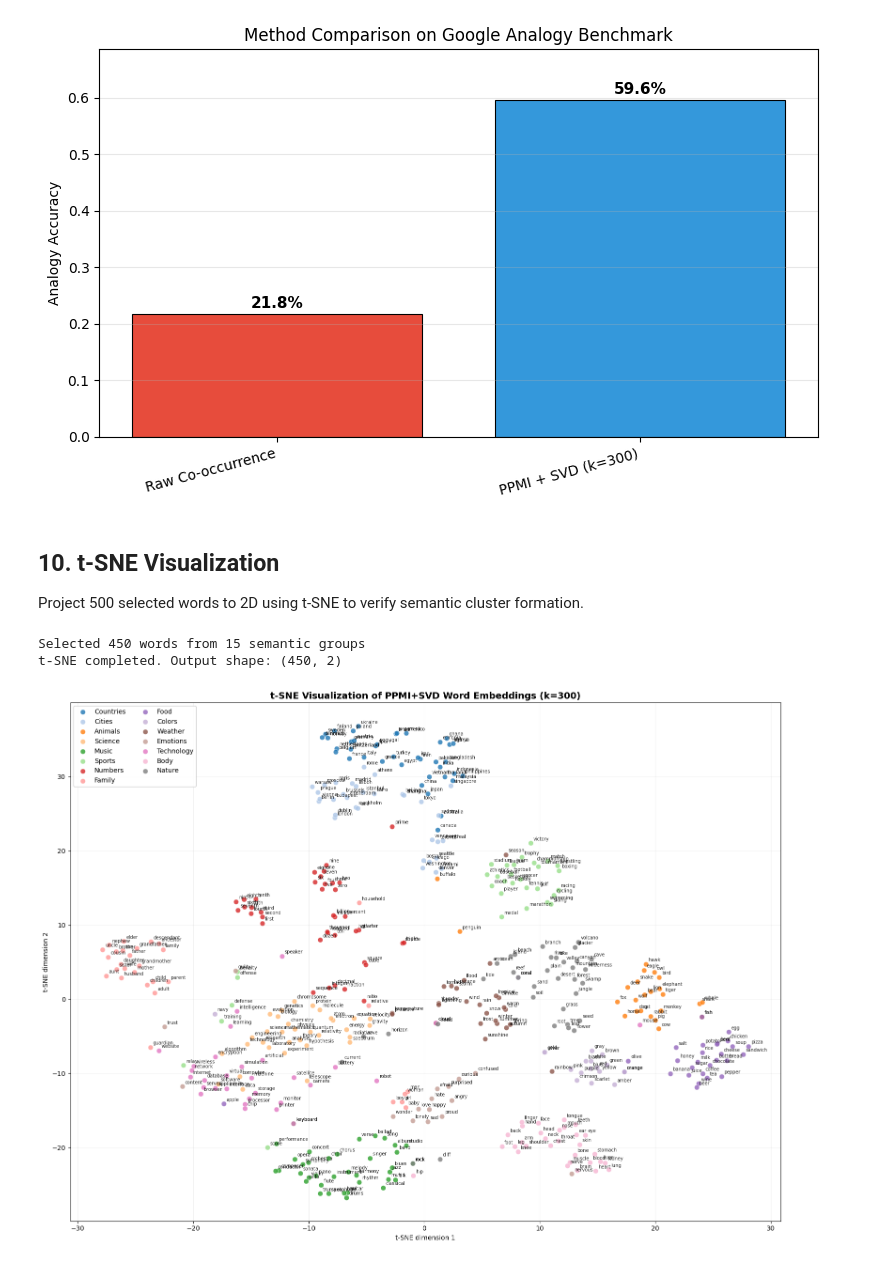
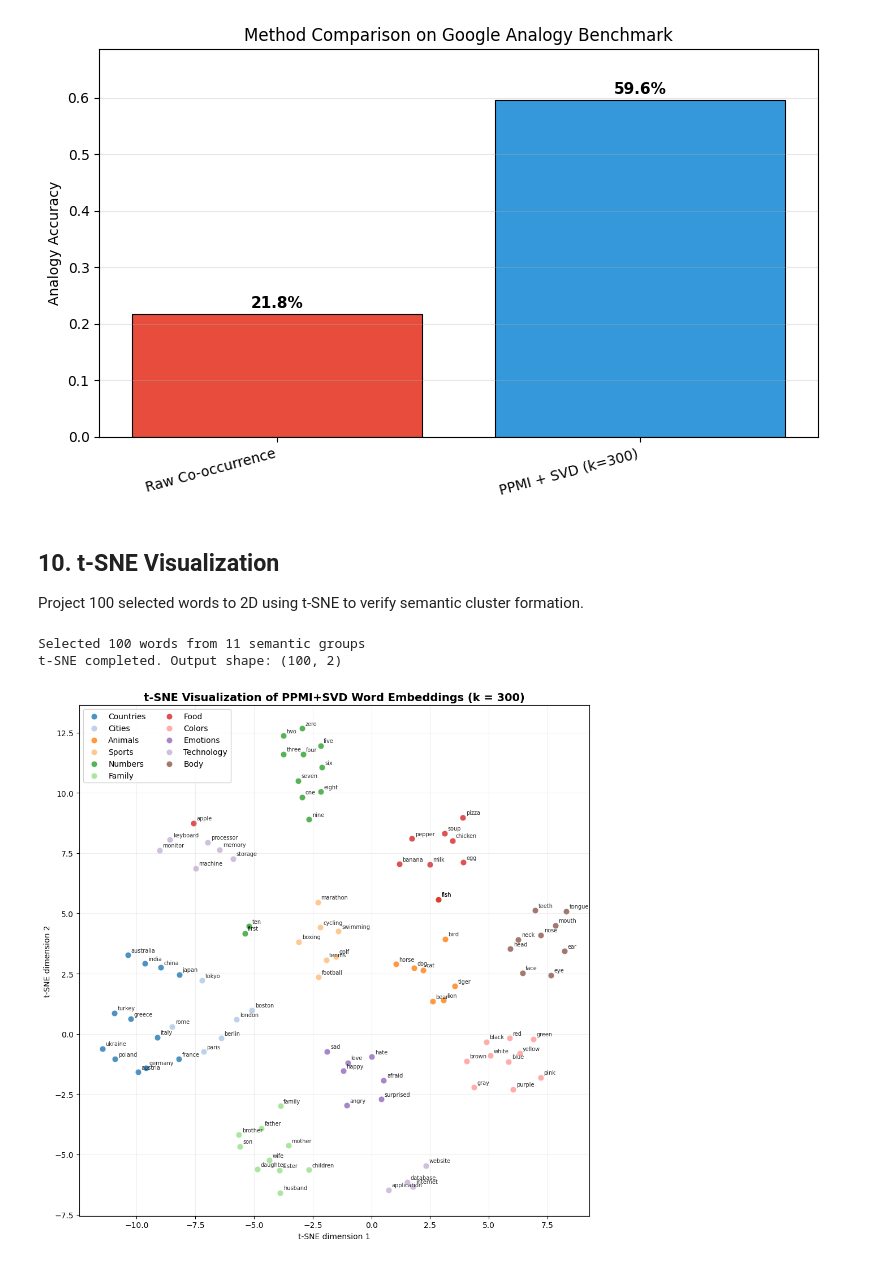
Before and after one commit to MariiaHamanuk/LaProject, a Jupyter notebook: notebooks/word_embeddings.ipynb, the cells around one changed output. Saved outputs shown, nothing was run; the diff lists cells and outputs as text; code cells hidden in the pictures.

Commit message:
fixed visualization now 100 samples

```diff
--- a/notebooks/word_embeddings.ipynb
+++ b/notebooks/word_embeddings.ipynb
@@ -483,26 +483,22 @@ Download from: https://drive.google.com/file/d/0B7XkCwpI5KDYNlNUTTlSS21pQmM
 [figure]
 # %% [markdown]
 ## 10. t-SNE Visualization
-Project 500 selected words to 2D using t-SNE to verify semantic cluster formation.
+Project 100 selected words to 2D using t-SNE to verify semantic cluster formation.
 # %%
 
 
 semantic_groups = {
-    "Countries": ["france", "germany", "italy", "spain", "china", "japan", "india", "brazil", "canada", "australia", "mexico", "egypt", "sweden", "norway", "poland", "greece", "turkey", "austria", "portugal", "argentina", "nigeria", "kenya", "ethiopia", "ghana", "iran", "iraq", "pakistan", "bangladesh", "vietnam", "thailand", "indonesia", "malaysia", "philippines", "ukraine", "netherlands", "belgium", "switzerland", "denmark", "finland"],
-    "Cities": ["london", "paris", "berlin", "rome", "moscow", "tokyo", "beijing", "washington", "chicago", "boston", "sydney", "madrid", "dublin", "amsterdam", "vienna", "prague", "cairo", "stockholm", "oslo", "warsaw", "istanbul", "dubai", "singapore", "bangkok", "mumbai", "toronto", "montreal", "vancouver", "nairobi", "lagos", "seoul", "shanghai", "lisbon", "budapest", "athens", "brussels", "zurich", "denver", "miami", "seattle"],
-    "Animals": ["dog", "cat", "horse", "bird", "fish", "bear", "lion", "tiger", "wolf", "deer", "eagle", "shark", "whale", "snake", "monkey", "rabbit", "elephant", "fox", "cow", "pig", "leopard", "cheetah", "giraffe", "zebra", "penguin", "dolphin", "crocodile", "gorilla", "chimpanzee", "parrot", "owl", "hawk", "flamingo", "buffalo", "rhinoceros", "hippopotamus", "camel", "kangaroo", "koala", "panda"],
-    "Science": ["science", "physics", "chemistry", "biology", "mathematics", "computer", "engineering", "technology", "research", "theory", "experiment", "analysis", "data", "energy", "electron", "atom", "molecule", "equation", "algorithm", "software", "hypothesis", "laboratory", "microscope", "telescope", "quantum", "relativity", "evolution", "genetics", "ecosystem", "gravity", "radiation", "spectrum", "magnetism", "velocity", "photon", "neuron", "protein", "chromosome", "catalyst", "thermodynamics"],
-    "Music": ["music", "song", "album", "band", "guitar", "piano", "jazz", "rock", "classical", "orchestra", "concert", "singer", "composer", "symphony", "melody", "rhythm", "opera", "choir", "folk", "blues", "violin", "cello", "trumpet", "saxophone", "drums", "bass", "keyboard", "conductor", "harmonica", "flute", "sonata", "ballad", "chorus", "verse", "tempo", "harmony", "instrument", "studio", "performance", "playlist"],
-    "Sports": ["football", "basketball", "baseball", "soccer", "tennis", "golf", "hockey", "swimming", "boxing", "racing", "championship", "league", "coach", "player", "team", "score", "match", "victory", "stadium", "tournament", "volleyball", "cycling", "rowing", "skiing", "wrestling", "athletics", "marathon", "triathlon", "gymnastics", "archery", "referee", "penalty", "defense", "offense", "trophy", "medal", "training", "fitness", "sprint", "relay"],
-    "Numbers": ["zero", "one", "two", "three", "four", "five", "six", "seven", "eight", "nine", "ten", "hundred", "thousand", "million", "billion", "first", "second", "third", "fourth", "fifth", "sixth", "seventh", "eighth", "ninth", "tenth", "dozen", "quarter", "half", "double", "triple", "quadruple", "percent", "fraction", "decimal", "integer", "prime", "square", "cube", "ratio", "sequence"],
-    "Family": ["father", "mother", "son", "daughter", "brother", "sister", "husband", "wife", "uncle", "aunt", "grandfather", "grandmother", "boy", "girl", "man", "woman", "child", "children", "baby", "family", "cousin", "nephew", "niece", "stepfather", "stepmother", "godfather", "godmother", "sibling", "spouse", "parent", "grandchild", "toddler", "teenager", "adult", "elder", "guardian", "ancestor", "descendant", "relative", "household"],
-    "Food": ["bread", "rice", "pasta", "soup", "salad", "pizza", "burger", "sandwich", "cheese", "butter", "milk", "egg", "sugar", "salt", "pepper", "chicken", "beef", "pork", "fish", "shrimp", "tomato", "potato", "onion", "garlic", "carrot", "apple", "banana", "orange", "strawberry", "chocolate", "coffee", "tea", "juice", "wine", "beer", "cake", "cookie", "ice cream", "honey", "olive"],
-    "Colors": ["red", "blue", "green", "yellow", "orange", "purple", "pink", "brown", "black", "white", "gray", "silver", "gold", "turquoise", "indigo", "violet", "magenta", "cyan", "beige", "crimson", "scarlet", "emerald", "sapphire", "amber", "ivory", "maroon", "navy", "teal", "lavender", "coral"],
-    "Weather": ["rain", "snow", "wind", "storm", "cloud", "sunshine", "thunder", "lightning", "fog", "hail", "rainbow", "hurricane", "tornado", "drought", "flood", "frost", "blizzard", "temperature", "humidity", "pressure", "forecast", "climate", "season", "spring", "summer", "autumn", "winter", "sunny", "cloudy", "overcast", "breeze", "gale", "heatwave", "cold", "warm", "tropical", "arctic", "monsoon", "typhoon", "sandstorm"],
-    "Emotions": ["happy", "sad", "angry", "afraid", "surprised", "disgusted", "anxious", "excited", "bored", "lonely", "proud", "jealous", "grateful", "hopeful", "confused", "ashamed", "content", "curious", "frustrated", "nervous", "joyful", "melancholy", "nostalgic", "embarrassed", "confident", "guilty", "enthusiastic", "depressed", "calm", "irritated", "love", "hate", "grief", "wonder", "awe", "compassion", "envy", "trust", "disgust", "anticipation"],
-    "Technology": ["internet", "website", "application", "database", "network", "server", "browser", "password", "encryption", "artificial", "intelligence", "machine", "learning", "blockchain", "cloud", "streaming", "processor", "memory", "storage", "interface", "keyboard", "monitor", "mouse", "printer", "camera", "microphone", "speaker", "battery", "wireless", "bluetooth", "satellite", "robot", "automation", "cybersecurity", "virtual", "augmented", "simulation", "sensor", "drone", "chip"],
-    "Body": ["head", "face", "eye", "ear", "nose", "mouth", "teeth", "tongue", "neck", "shoulder", "arm", "elbow", "wrist", "hand", "finger", "chest", "heart", "lung", "stomach", "back", "hip", "leg", "knee", "ankle", "foot", "toe", "brain", "bone", "muscle", "skin", "blood", "nerve", "liver", "kidney", "spine", "throat", "jaw", "forehead", "cheek", "heel"],
-    "Nature": ["mountain", "river", "ocean", "forest", "desert", "valley", "island", "volcano", "glacier", "waterfall", "canyon", "beach", "jungle", "meadow", "lake", "cave", "cliff", "reef", "swamp", "plain", "soil", "rock", "sand", "grass", "flower", "tree", "leaf", "seed", "root", "branch", "moss", "fern", "seaweed", "coral", "cloud", "wave", "tide", "current", "horizon", "wilderness"],
+    "Countries": ["france", "germany", "italy", "china", "japan", "india", "australia", "poland", "greece", "turkey", "austria", "ukraine"],
+    "Cities": ["kyiv", "london", "paris", "berlin", "rome", "tokyo", "boston"],
+    "Animals": ["dog", "cat", "horse", "bird", "fish", "bear", "lion", "tiger"],
+    "Sports": ["football", "tennis", "golf", "swimming", "boxing", "cycling", "marathon", "gymnastics"],
+    "Numbers": ["zero", "one", "two", "three", "four", "five", "six", "seven", "eight", "nine", "ten", "first"],
+    "Family": ["father", "mother", "son", "daughter", "brother", "sister", "husband", "wife", "children", "family"],
+    "Food": ["soup", "salad", "pizza", "milk", "egg", "pepper", "chicken", "fish","apple", "banana"],
+    "Colors": ["red", "blue", "green", "yellow", "purple", "pink", "brown", "black", "white", "gray"],
+    "Emotions": ["happy", "sad", "angry", "afraid", "surprised", "disgusted", "excited", "bored", "confident", "depressed", "love", "hate"],
+    "Technology": ["internet", "website", "application", "database", "machine", "processor", "memory", "storage", "keyboard", "monitor"],
+    "Body": ["head", "face", "eye", "ear", "nose", "mouth", "teeth", "tongue", "neck"],
 }
 
 selected_words = []
@@ -518,34 +514,34 @@ print(f"Selected {len(selected_words)} words from {len(semantic_groups)} semanti
 
 E_selected = E_norm[selected_indices]
 tsne = TSNE(n_components = 2, perplexity = 30, random_state = 42, learning_rate = "auto")
 E_2d = tsne.fit_transform(E_selected)
 print(f"t-SNE completed. Output shape: {E_2d.shape}")
 
-fig, ax = plt.subplots(figsize = (16, 12))
+fig, ax = plt.subplots(figsize = (10, 10))
 
 category_names = list(semantic_groups.keys())
 cmap = colormaps.get_cmap("tab20")
 cat_to_color = {cat: cmap(i) for i, cat in enumerate(category_names)}
 
 for cat in category_names:
     mask = [c ==  cat for c in word_categories]
     x = E_2d[mask, 0]
     y = E_2d[mask, 1]
     ax.scatter(x, y, c = [cat_to_color[cat]], label = cat, s = 60, alpha = 0.8, edgecolors = "white", linewidths = 0.5)
 
 for i, word in enumerate(selected_words):
     ax.annotate(word, (E_2d[i, 0], E_2d[i, 1]),
                 fontsize = 7, alpha = 0.85,
                 xytext = (4, 4), textcoords = "offset points")
 
 ax.legend(fontsize = 10, loc = "upper left", framealpha = 0.9, ncol = 2)
 ax.set_title("t-SNE Visualization of PPMI+SVD Word Embeddings (k = 300)", fontsize = 14, fontweight = "bold")
 ax.set_xlabel("t-SNE dimension 1")
 ax.set_ylabel("t-SNE dimension 2")
 ax.grid(True, alpha = 0.2)
 plt.tight_layout()
 plt.show()
 # %% [output]
-Selected 450 words from 15 semantic groups
-t-SNE completed. Output shape: (450, 2)
+Selected 100 words from 11 semantic groups
+t-SNE completed. Output shape: (100, 2)
-[figure, old version]
+[figure, new version]
```
